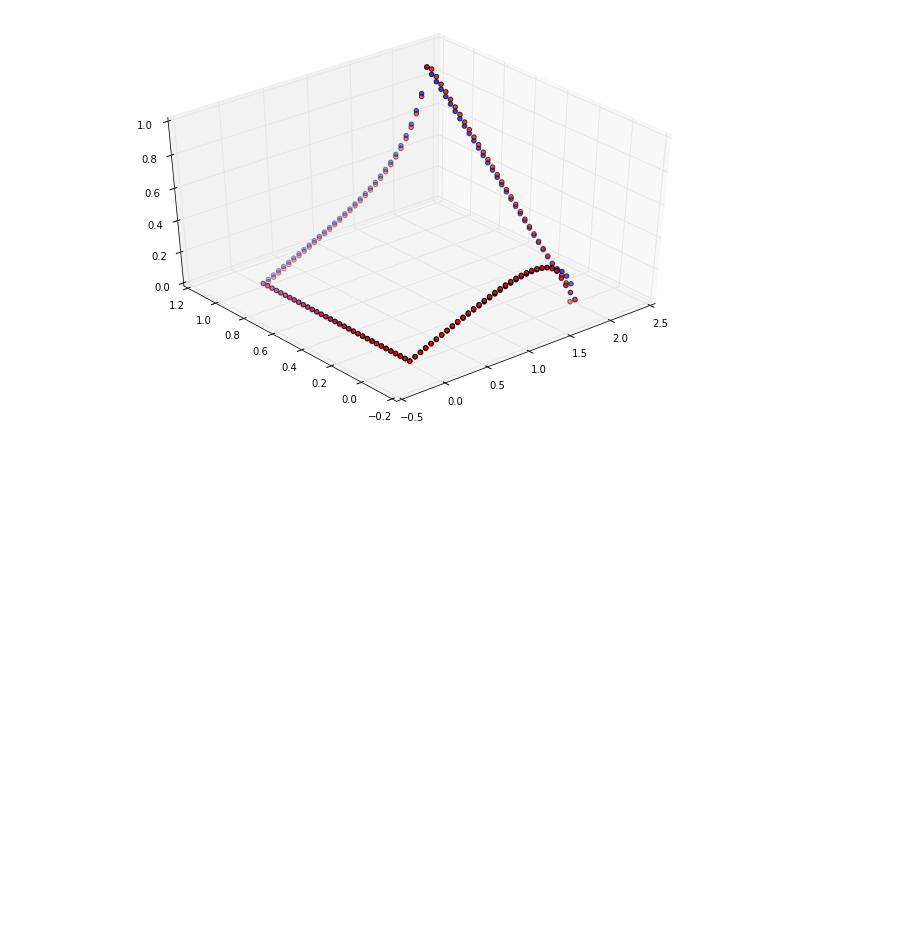
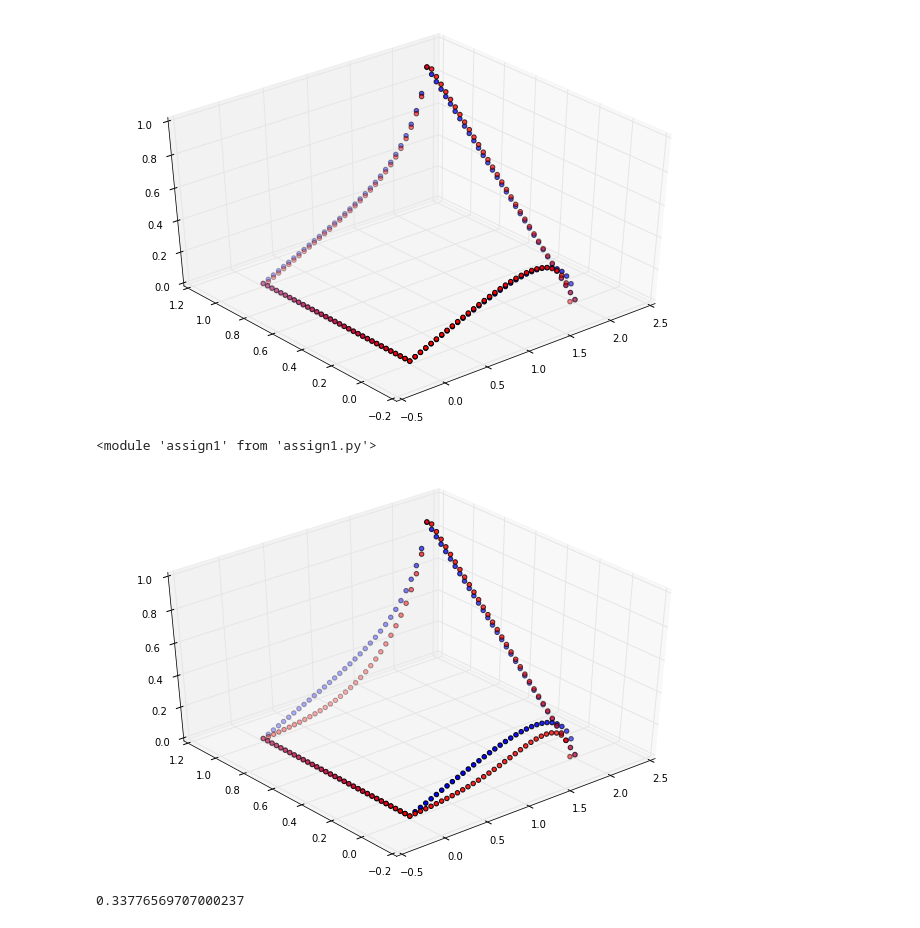
Before and after one commit to gear/HPSC, a Jupyter notebook: hw/assign1_worksheet.ipynb, the cells around one changed output. Cells and saved outputs as stored; diff of their text form; code cells hidden in the pictures; blank space fills up the shorter version.

Commit message:
new rel error

```diff
--- a/hw/assign1_worksheet.ipynb
+++ b/hw/assign1_worksheet.ipynb
@@ -190,3 +190,17 @@ fem[99] = a.get_border(a.fem(32,32,9000,False))
 a.scatter_plot(x,y,bem,fem[99])
 # %% [output]
 [figure]
+# %%
+reload(a)
+# %% [output]
+<module 'assign1' from 'assign1.py'>
+# %%
+x,y, bem = a.exact(128)
+# %%
+a.scatter_plot(x,y,bem,fem[80])
+# %% [output]
+[figure, added]
+# %%
+a.error(bem,fem[1],0.0019) / 128
+# %% [output]
+0.33776569707000237
```
Also changed, not shown: parts of 9 cells of this notebook, 1 other file.
